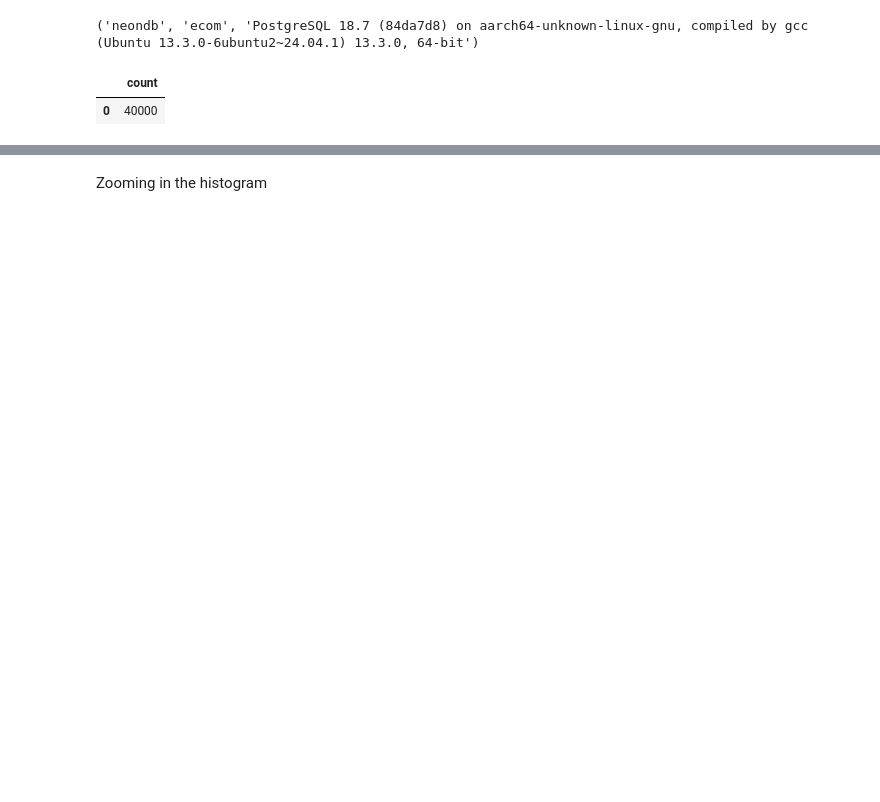
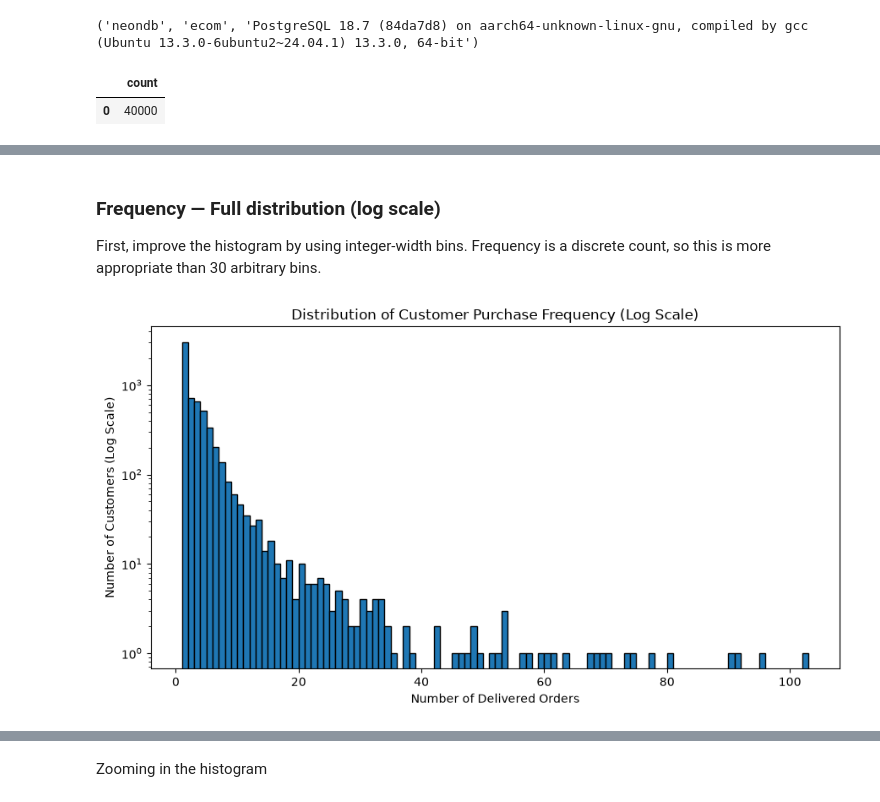
Before and after one commit to neharika/rfm-customer-segmentation, a Jupyter notebook: notebooks/02_rfm_features.ipynb, the cells around one changed output, grey strips where cells are left out. Drawn from its saved outputs; the diff is of its cells as text; code cells hidden in the pictures; blank space fills up the shorter version.

```diff
--- a/notebooks/02_rfm_features.ipynb
+++ b/notebooks/02_rfm_features.ipynb
@@ -245,0 +314,20 @@ plt.show()
+# %% [markdown]
+### Frequency — Full distribution (log scale)
+First, improve the histogram by using integer-width bins. Frequency is a discrete count, so this is more appropriate than 30 arbitrary bins.
+# %%
+plt.figure(figsize=(9, 5))
+bins = range(1, rfm_df['frequency'].max() + 2)
+plt.hist(
+    rfm_df['frequency'],
+    bins=bins,
+    edgecolor='black'
+)
+plt.yscale('log')
+
+plt.title('Distribution of Customer Purchase Frequency (Log Scale)')
+plt.xlabel('Number of Delivered Orders')
+plt.ylabel('Number of Customers (Log Scale)')
+plt.tight_layout()
+plt.show()
+# %% [output]
+[figure, added]
```
Also changed, not shown: parts of 115 cells of this notebook.
